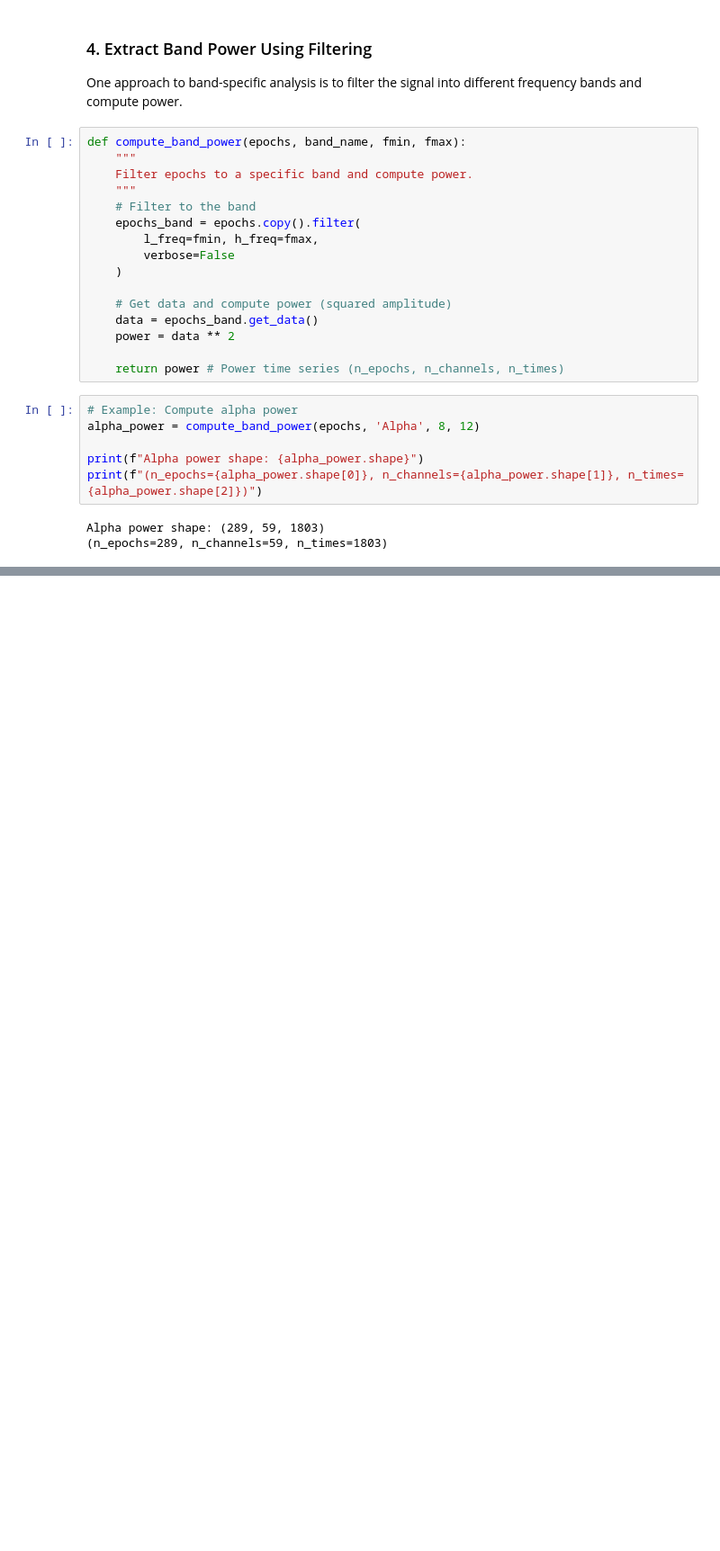
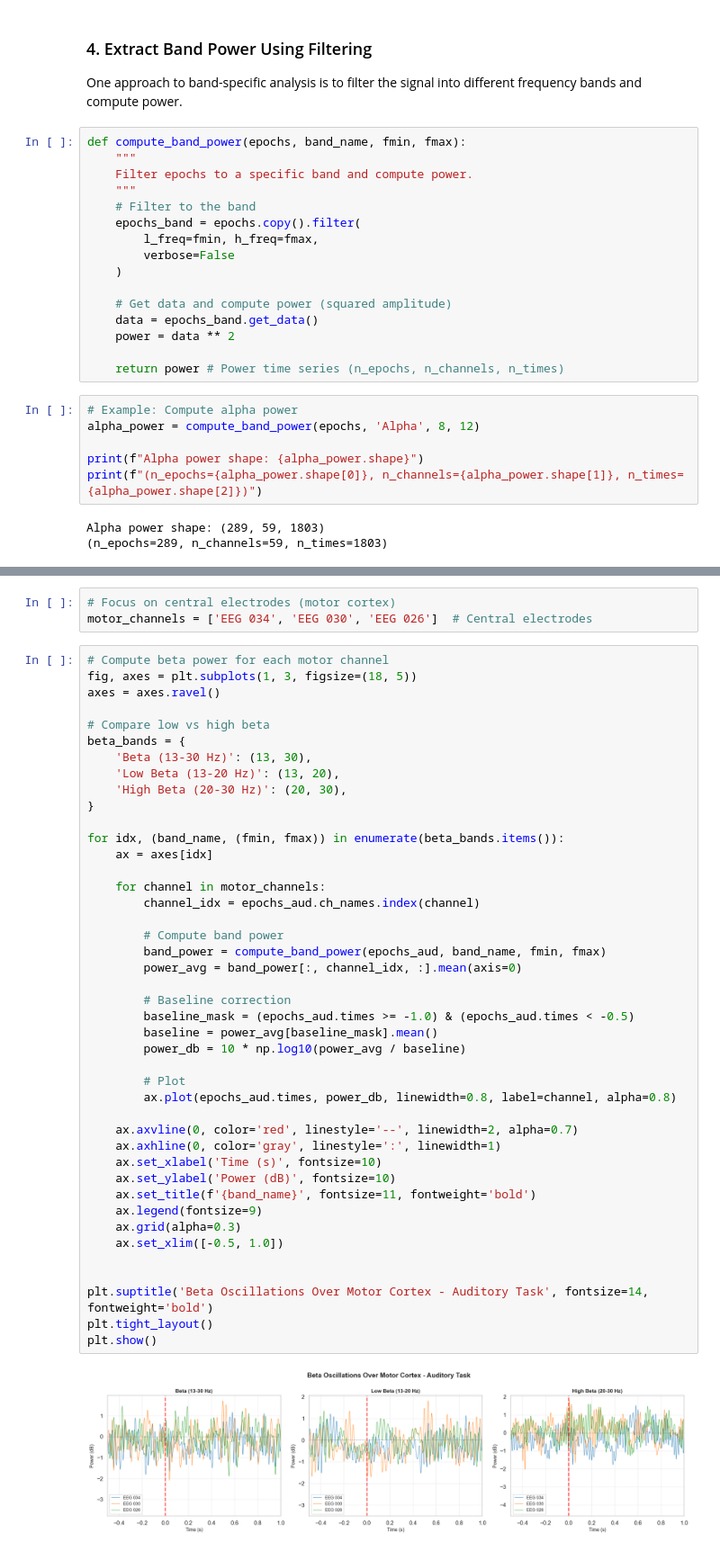
Before and after one commit to yibeisita/neuro-ai-playground, a Jupyter notebook: tutorials/04_frequency_domain/02_oscillatory_analysis.ipynb, the cells around one changed output, grey strips where cells are left out. Shown at 90% size. Drawn from its saved outputs; the diff is of its cells as text; blank space fills up the shorter version.

```diff
--- a/tutorials/04_frequency_domain/02_oscillatory_analysis.ipynb
+++ b/tutorials/04_frequency_domain/02_oscillatory_analysis.ipynb
@@ -231,0 +384,48 @@ Alpha power shape: (289, 59, 1803)
+# %%
+# Focus on central electrodes (motor cortex)
+motor_channels = ['EEG 034', 'EEG 030', 'EEG 026']  # Central electrodes
+# %%
+# Compute beta power for each motor channel
+fig, axes = plt.subplots(1, 3, figsize=(18, 5))
+axes = axes.ravel()
+
+# Compare low vs high beta
+beta_bands = {
+    'Beta (13-30 Hz)': (13, 30),
+    'Low Beta (13-20 Hz)': (13, 20),
+    'High Beta (20-30 Hz)': (20, 30),
+}
+
+for idx, (band_name, (fmin, fmax)) in enumerate(beta_bands.items()):
+    ax = axes[idx]
+
+    for channel in motor_channels:
+        channel_idx = epochs_aud.ch_names.index(channel)
+
+        # Compute band power
+        band_power = compute_band_power(epochs_aud, band_name, fmin, fmax)
+        power_avg = band_power[:, channel_idx, :].mean(axis=0)
+
+        # Baseline correction
+        baseline_mask = (epochs_aud.times >= -1.0) & (epochs_aud.times < -0.5)
+        baseline = power_avg[baseline_mask].mean()
+        power_db = 10 * np.log10(power_avg / baseline)
+
+        # Plot
+        ax.plot(epochs_aud.times, power_db, linewidth=0.8, label=channel, alpha=0.8)
+
+    ax.axvline(0, color='red', linestyle='--', linewidth=2, alpha=0.7)
+    ax.axhline(0, color='gray', linestyle=':', linewidth=1)
+    ax.set_xlabel('Time (s)', fontsize=10)
+    ax.set_ylabel('Power (dB)', fontsize=10)
+    ax.set_title(f'{band_name}', fontsize=11, fontweight='bold')
+    ax.legend(fontsize=9)
+    ax.grid(alpha=0.3)
+    ax.set_xlim([-0.5, 1.0])
+
+
+plt.suptitle('Beta Oscillations Over Motor Cortex - Auditory Task', fontsize=14, fontweight='bold')
+plt.tight_layout()
+plt.show()
+# %% [output]
+[figure, added]
```
Also changed, not shown: parts of 39 cells of this notebook, 1 other file.
